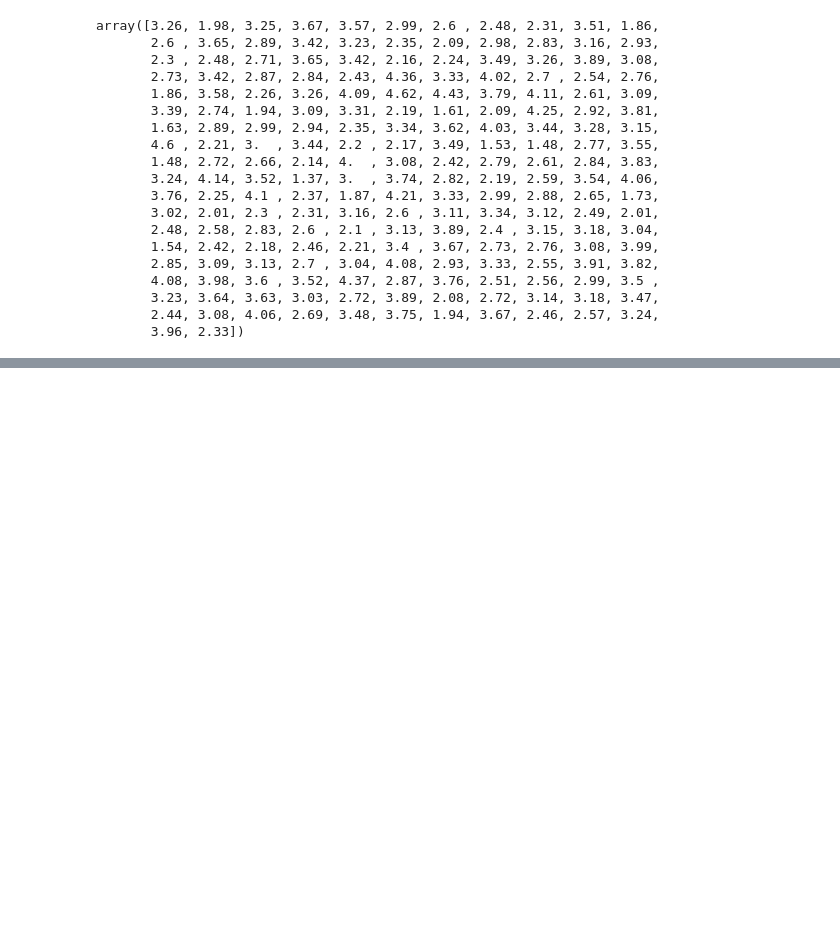
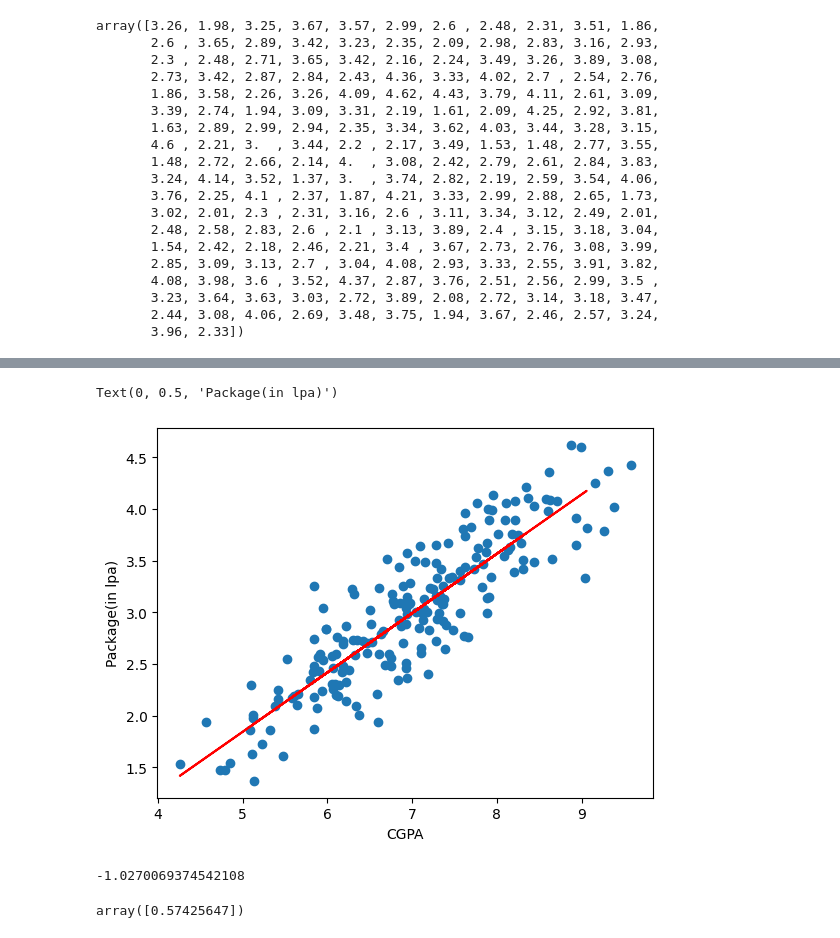
Before and after one commit to Jpsama1236/ML_algorithms, a Jupyter notebook: LR.ipynb, the cells around one changed output, grey strips where cells are left out. Cells and saved outputs as stored; diff of their text form; code cells hidden in the pictures; blank space fills up the shorter version.

```diff
--- a/LR.ipynb
+++ b/LR.ipynb
@@ -99,0 +133,18 @@ LR.fit(xtrain,ytrain)
+# %%
+plt.scatter(df['cgpa'],df['package'])
+plt.plot(X_test,lr.predict(X_test),color='red')
+plt.xlabel('CGPA')
+plt.ylabel('Package(in lpa)')
+# %% [output]
+Text(0, 0.5, 'Package(in lpa)')
+[figure, added]
+# %%
+b = lr.intercept_
+b
+# %% [output]
+-1.0270069374542108
+# %%
+m=lr.coef_
+m
+# %% [output]
+array([0.57425647])
```
Also changed, not shown: parts of 12 cells of this notebook.
